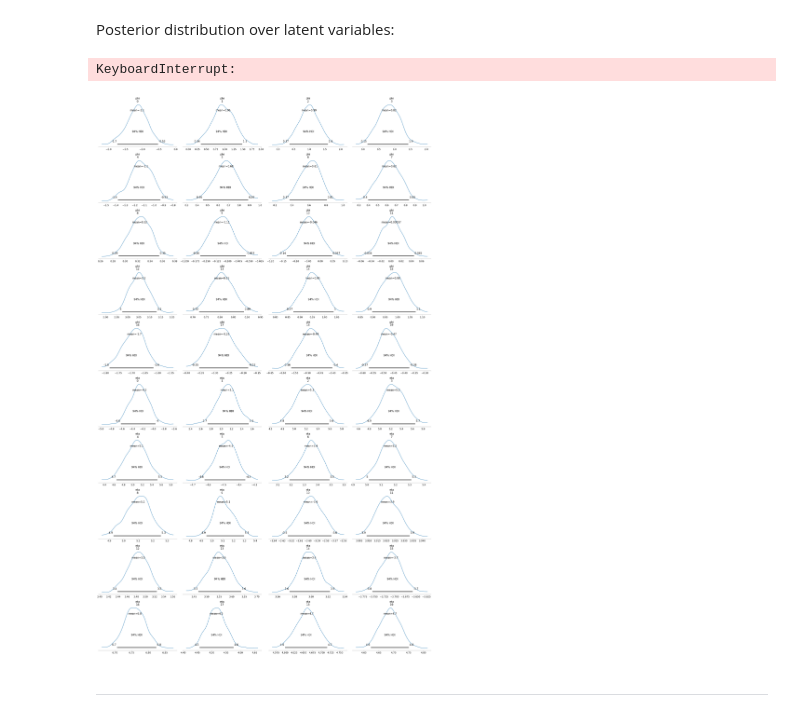
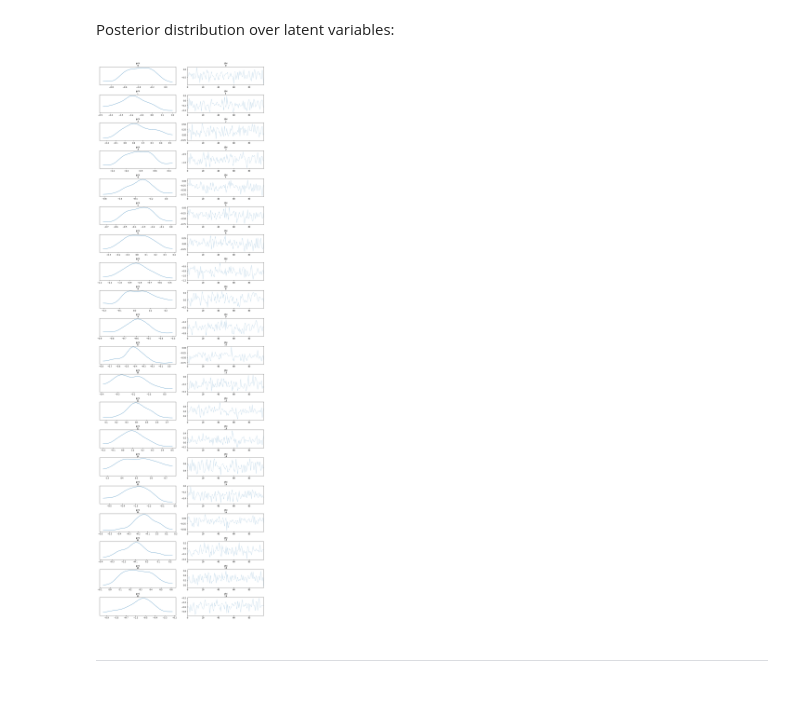
Before and after one commit to ageil/Probabilistic-Programming, a Jupyter notebook: model/CompleteModel.ipynb, the cells around one changed output. Saved outputs shown, nothing was run; the diff lists cells and outputs as text; code cells hidden in the pictures.

```diff
--- a/model/CompleteModel.ipynb
+++ b/model/CompleteModel.ipynb
@@ -278,3 +177,19 @@ svi_az.add_groups({'observed_data': {'obs': y_train.reshape(1,1,-1)}})
+# %%
+svi_samples = get_samples(
+    model,
+    guide,
+    p_data_train,
+    t_data,
+    s_data,
+    r_data,
+    None,
+    p_types_train,
+    p_stories_train,
+    p_subreddits_train,
+    num_samples=100,
+)
+# %%
+inf_data = gather_az_inference_data(svi_samples, y_train)
 # %% [markdown]
 ---
 # %% [markdown]
@@ -283,16 +198,14 @@ Posterior distribution over latent variables:
 # az.plot_trace(svi_az, compact=True)
 # plt.show()
 # %%
-az.plot_trace(svi_az.posterior['phi'], compact=False)
+az.plot_trace(inf_data.posterior['phi'], compact=False)
 plt.show()
 # %% [output]
-KeyboardInterrupt:
+[figure, added]
 # %%
 
-az.plot_posterior(svi_az)
-plt.show()
+# az.plot_posterior(svi_az)
+# plt.show()
-# %% [output]
-[figure, removed]
 # %% [markdown]
 ---
 # %% [markdown]
```
Also changed, not shown: parts of 45 cells of this notebook, 3 other files.
